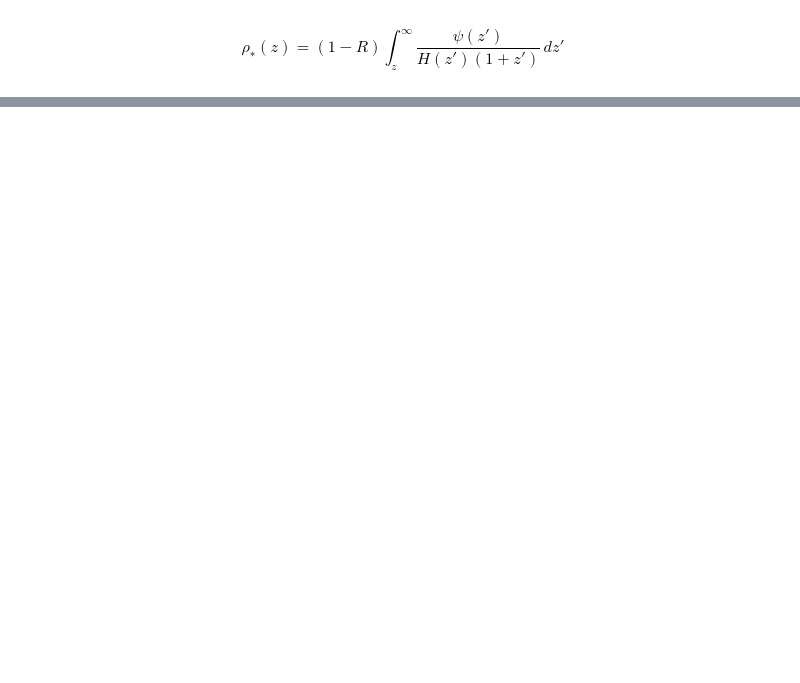
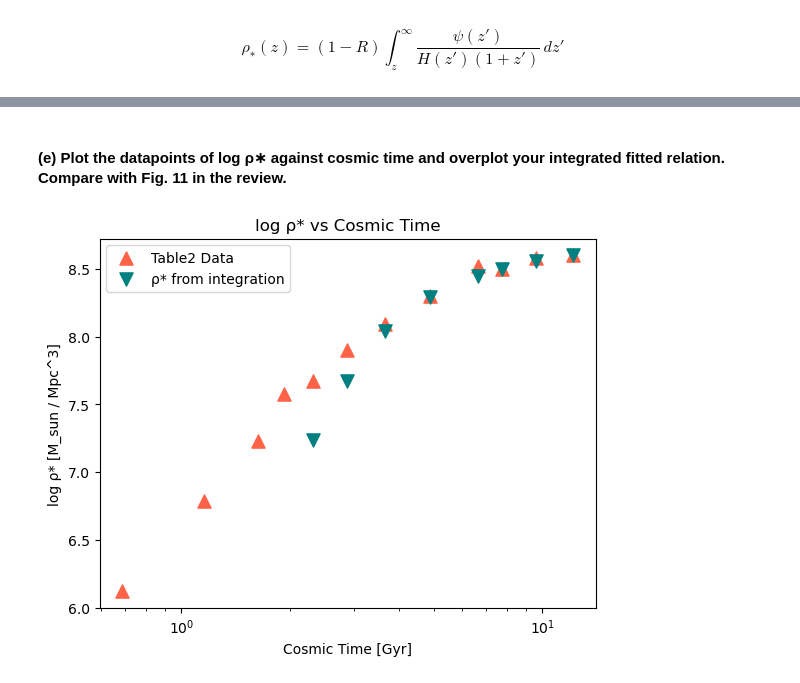
Before and after one commit to AstroSeha/SS2024, a Jupyter notebook: Galaxies and Cosmology/GNC_Exercise7_3.ipynb, the cells around one changed output, grey strips where cells are left out. Saved outputs shown, nothing was run; the diff lists cells and outputs as text; code cells hidden in the pictures; blank space fills up the shorter version.

```diff
--- a/Galaxies and Cosmology/GNC_Exercise7_3.ipynb
+++ b/Galaxies and Cosmology/GNC_Exercise7_3.ipynb
@@ -171,0 +169,14 @@ plt.show()
+# %% [markdown]
+#### (e) Plot the datapoints of log ρ∗ against cosmic time and overplot your integrated fitted relation. Compare with Fig. 11 in the review.
+# %%
+# add integration constant to rho_star to match the first data point
+plt.scatter(table2['cosmic_time'], table2['log_rho'], color='Tomato', s=90,marker='^',label='Table2 Data')
+plt.scatter(table2['cosmic_time'], table2['log rho_star']-table2['log rho_star'][0]+table2['log_rho'][0], color='Teal', s=90,marker='v',label='ρ* from integration')
+plt.xlabel('Cosmic Time [Gyr]')
+plt.xscale('log')
+plt.ylabel('log ρ* [M_sun / Mpc^3]')
+plt.title('log ρ* vs Cosmic Time')
+plt.legend()
+plt.show()
+# %% [output]
+[figure, added]
```
Also changed, not shown: parts of 17 cells of this notebook.
